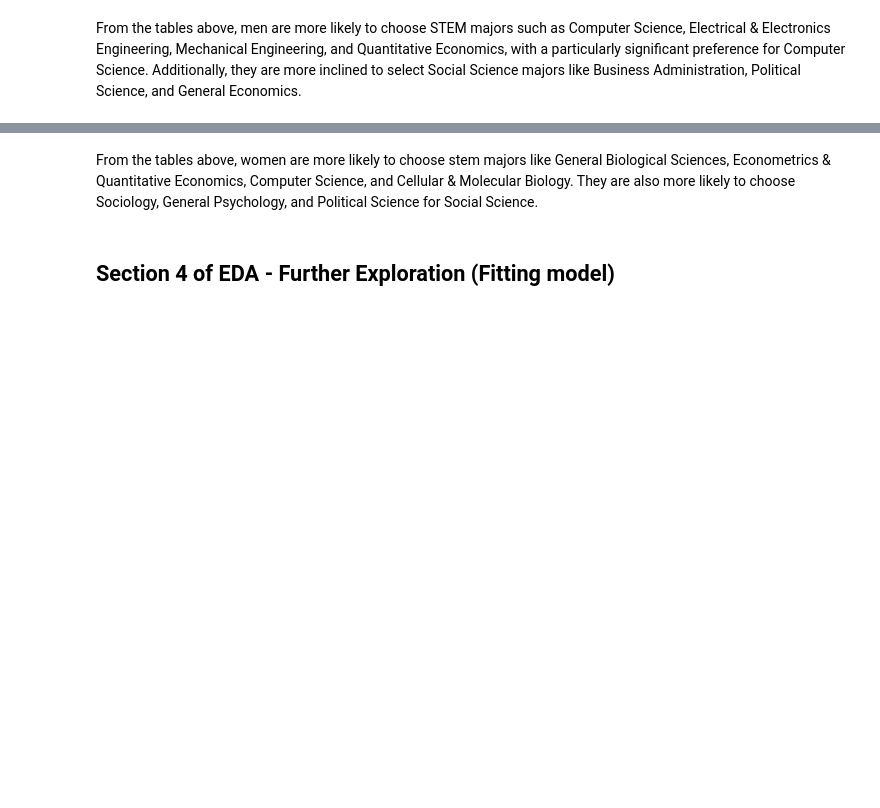
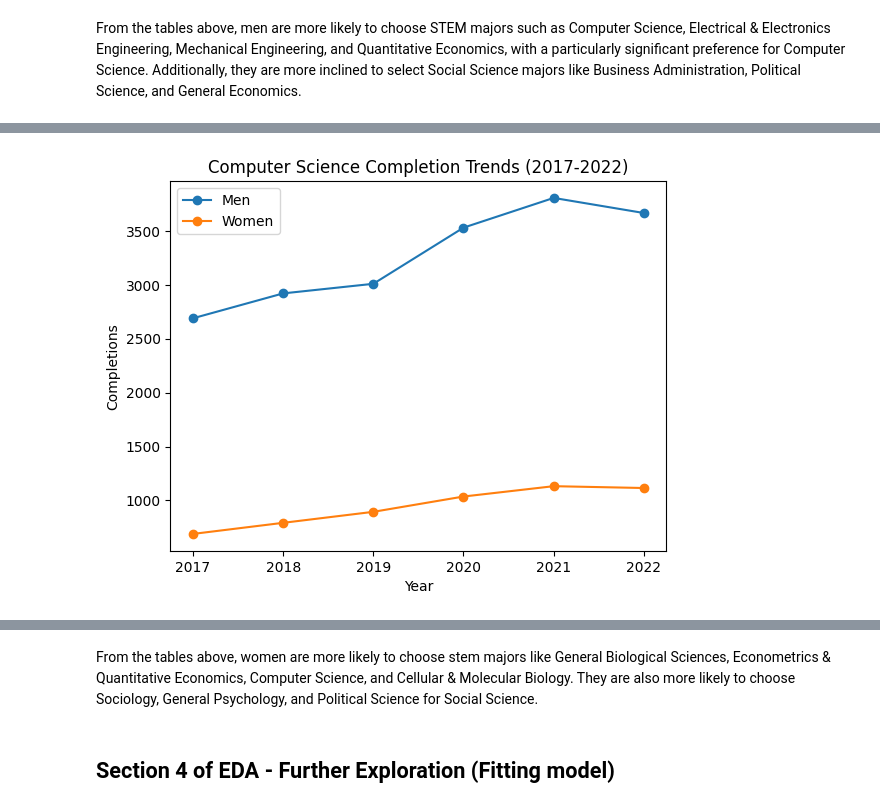
Before and after one commit to amelialei/UC-CS-Analysis, a Jupyter notebook: MATH189_final_project.ipynb, the cells around one changed output, grey strips where cells are left out. Cells and saved outputs as stored; diff of their text form; code cells hidden in the pictures; blank space fills up the shorter version.

```diff
--- a/MATH189_final_project.ipynb
+++ b/MATH189_final_project.ipynb
@@ -586,0 +574,19 @@ ssf_counts_df[['Completions']].sort_values(by='Completions', ascending=False).re
+# %%
+major_year_gender = df.groupby(['Major', 'Gender', 'Year'])['Completions'].sum().reset_index()
+
+# For instance, filter for Computer Science to visualize its trend
+cs_trend = major_year_gender[major_year_gender['Major'] == 'Computer Science']
+
+# Plot the trend over time for Computer Science completions by gender
+for gender in cs_trend['Gender'].unique():
+    subset = cs_trend[cs_trend['Gender'] == gender]
+    plt.plot(subset['Year'], subset['Completions'], marker = 'o', label = gender)
+
+plt.title('Computer Science Completion Trends (2017-2022)')
+plt.xlabel('Year')
+plt.ylabel('Completions')
+plt.legend()
+plt.xticks(cs_trend['Year'].unique())
+plt.show()
+# %% [output]
+[figure, added]
```
Also changed, not shown: parts of 28 cells of this notebook.
